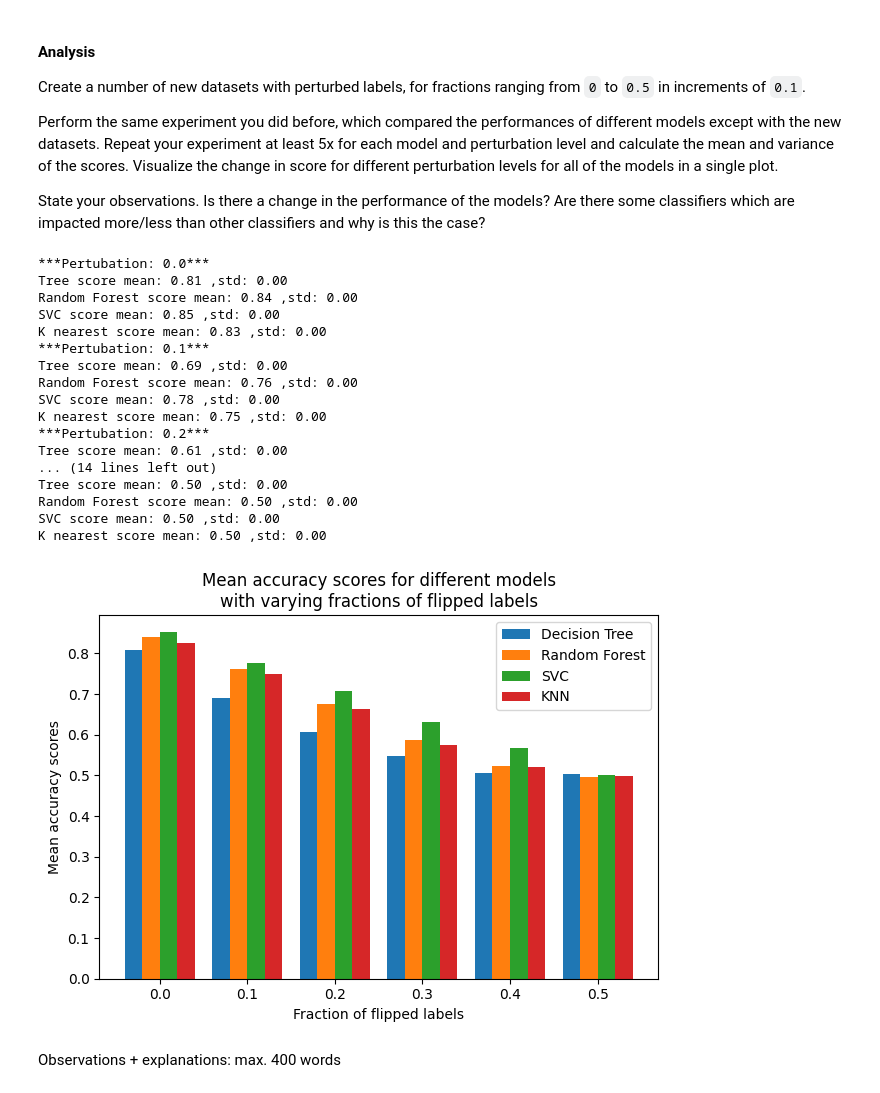
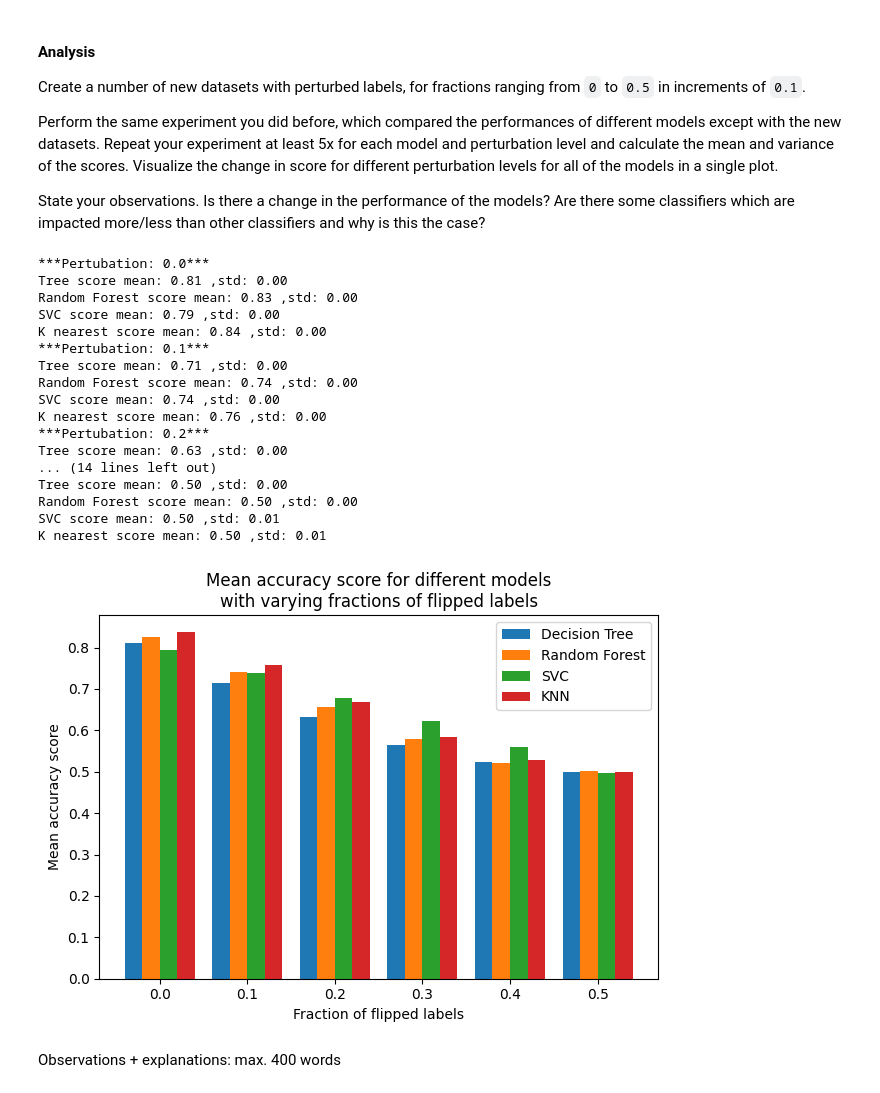
Before and after one commit to shirleyxindi/dme-1, a Jupyter notebook: Assignment_part1 V2.ipynb, the cells around one changed output. Drawn from its saved outputs; the diff is of its cells as text; code cells hidden in the pictures.

```diff
--- a/Assignment_part1 V2.ipynb
+++ b/Assignment_part1 V2.ipynb
@@ -68,28 +147,14 @@ import matplotlib.pyplot as plt
 # %%
-cats = ['education', 'marital-status', 'occupation']  # Categorical features
-nums = ['age', 'fnlwgt', 'capital-gain', 'capital-loss', 'hours-per-week']  # Numerical features
+cats = ['education', 'marital-status', 'occupation']  # Chosen categorical features
+nums = ['age', 'capital-gain', 'hours-per-week']  # Chosen numerical features
 
 steps = [
     ('cat', OneHotEncoder(), cats), # One-hot encoding for the categoricals
-    ('num', StandardScaler(), nums) # Standard scaling for the numericals
+    ('num', RobustScaler(), nums) # Robust scaling for the numericals to deal with outliers
 ]
 
 # Combine steps into a ColumnTransformer
 ct = ColumnTransformer(steps)
-
-# Encode the target variable
-le = LabelEncoder()
-y = le.fit_transform(data['salary']).astype(int)
-
-# show the correlation between different features including target variable
-def visualize(data, ct):
-    X = ct.fit_transform(data)
-    X = pd.DataFrame(X)
-    X['salary'] = y
-
-    plt.matshow(X.corr())
-    plt.colorbar()
-    plt.show()
 
 # Apply your model to feature array X and labels y
 def apply_model(model, X, y, random_state=66):
@@ -110,17 +175,15 @@ def evaluate_model(X, y, pipeline, random_state=66):
     accuracy = accuracy_score(y_test, y_pred)
     return accuracy
 
-# visualize(data, ct)
-
 # Tree
 print("Tree score:", apply_model(DecisionTreeClassifier(), data, y))
 
 # Random forest
-# print("Random Forest score:", apply_model(RandomForestClassifier(), data, y))
+print("Random Forest score:", apply_model(RandomForestClassifier(), data, y))
 
 # SVC
-# print("SVC score:", apply_model(SVC(), data, y))
+print("SVC score:", apply_model(SVC(), data, y))
 
 # K - nearest neighbours
-# print("K nearest score:", apply_model(KNeighborsClassifier(), data, y))
+print("K nearest score:", apply_model(KNeighborsClassifier(), data, y))
 # %% [output]
@@ -184,47 +251,47 @@ for i in np.arange(0, 0.6, 0.1):
 # %% [output]
 ***Pertubation: 0.0***
 Tree score mean: 0.81 ,std: 0.00
-Random Forest score mean: 0.84 ,std: 0.00
-SVC score mean: 0.85 ,std: 0.00
-K nearest score mean: 0.83 ,std: 0.00
+Random Forest score mean: 0.83 ,std: 0.00
+SVC score mean: 0.79 ,std: 0.00
+K nearest score mean: 0.84 ,std: 0.00
 ***Pertubation: 0.1***
-Tree score mean: 0.69 ,std: 0.00
-Random Forest score mean: 0.76 ,std: 0.00
-SVC score mean: 0.78 ,std: 0.00
-K nearest score mean: 0.75 ,std: 0.00
+Tree score mean: 0.71 ,std: 0.00
+Random Forest score mean: 0.74 ,std: 0.00
+SVC score mean: 0.74 ,std: 0.00
+K nearest score mean: 0.76 ,std: 0.00
 ***Pertubation: 0.2***
-Tree score mean: 0.61 ,std: 0.00
+Tree score mean: 0.63 ,std: 0.00
 ... (14 lines left out)
 Tree score mean: 0.50 ,std: 0.00
 Random Forest score mean: 0.50 ,std: 0.00
-SVC score mean: 0.50 ,std: 0.00
-K nearest score mean: 0.50 ,std: 0.00
+SVC score mean: 0.50 ,std: 0.01
+K nearest score mean: 0.50 ,std: 0.01
 # %%
 # Plot the results
 tree_means = [np.mean(arr) for arr in tree_scores]
 rf_means = [np.mean(arr) for arr in rf_scores]
 svc_means = [np.mean(arr) for arr in svc_scores]
 knn_means = [np.mean(arr) for arr in knn_scores]
 
 x = np.arange(0, 0.6, 0.1)
 width = 0.02
 
 fig, ax = plt.subplots()
 tree_bars = ax.bar(x - 1.5 * width, tree_means, width, label='Decision Tree')
 rf_bars = ax.bar(x - 0.5 * width, rf_means, width, label='Random Forest')
 svc_bars = ax.bar(x + 0.5 * width, svc_means, width, label='SVC')
 knn_bars = ax.bar(x + 1.5 * width, knn_means, width, label='KNN')
 
 ax.set_xlabel('Fraction of flipped labels')
-ax.set_ylabel('Mean accuracy scores')
+ax.set_ylabel('Mean accuracy score')
 ax.set_xticks(x)
 ax.legend()
 
-plt.title('Mean accuracy scores for different models\nwith varying fractions of flipped labels')
+plt.title('Mean accuracy score for different models\nwith varying fractions of flipped labels')
 plt.tight_layout()
 plt.savefig('accuracy_scores.png', dpi=300)
 # %% [output]
-[figure, old version]
+[figure, new version]
 # %% [markdown]
 Observations + explanations: max. 400 words
 # %% [markdown]
```
Also changed, not shown: parts of 9 cells of this notebook, 3 other files.
